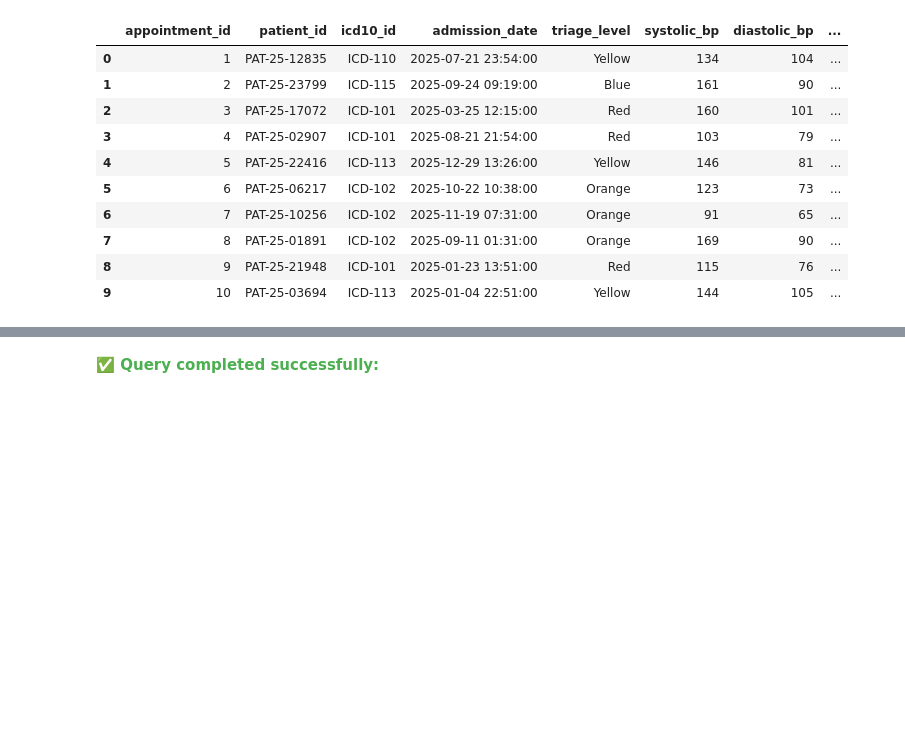
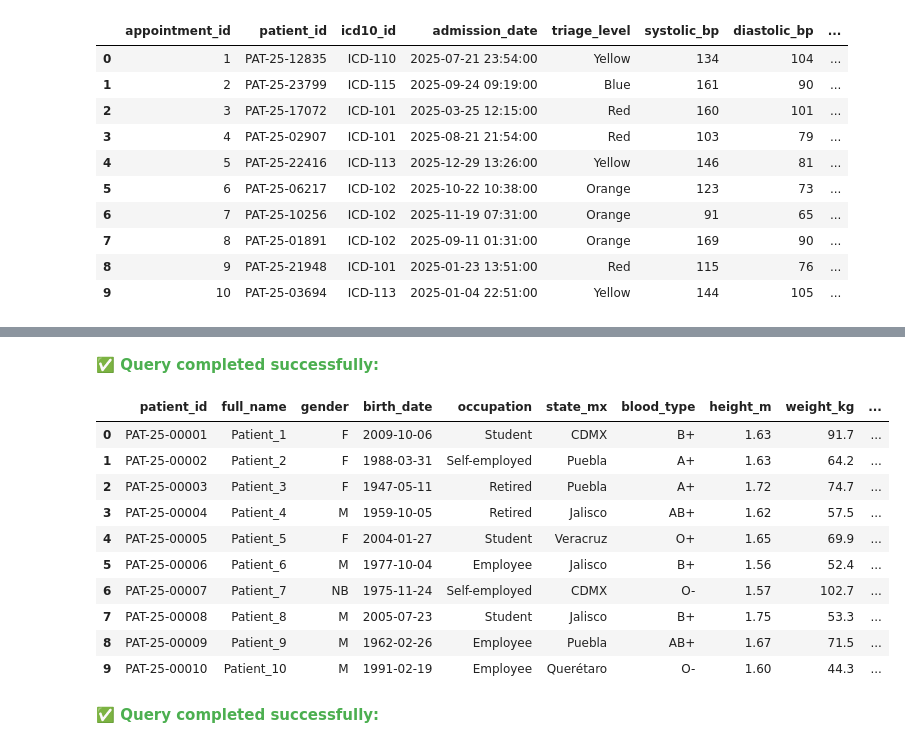
Before and after one commit to hectorhormazabal-tt/TT-SQL-DA-95, a Jupyter notebook: TT_DA_95_SPRINT_3_SQL_WORK_ENVIROMENT.ipynb, the cells around one changed output, grey strips where cells are left out. Cells and saved outputs as stored; diff of their text form; code cells hidden in the pictures; blank space fills up the shorter version.

```diff
--- a/TT_DA_95_SPRINT_3_SQL_WORK_ENVIROMENT.ipynb
+++ b/TT_DA_95_SPRINT_3_SQL_WORK_ENVIROMENT.ipynb
@@ -100,2 +209,18 @@ FROM tt_da_95_data_hospital_appointments LIMIT 10
+# %%
+%%sql
+SELECT * FROM tt_da_95_data_hospital_patients  LIMIT 10
+# %% [output]
+✅ Query completed successfully:
+|  | patient_id | full_name | gender | birth_date | occupation | state_mx | blood_type | height_m | weight_kg | ... |
+| 0 | PAT-25-00001 | Patient_1 | F | 2009-10-06 | Student | CDMX | B+ | 1.63 | 91.7 | ... |
+| 1 | PAT-25-00002 | Patient_2 | F | 1988-03-31 | Self-employed | Puebla | A+ | 1.63 | 64.2 | ... |
+| 2 | PAT-25-00003 | Patient_3 | F | 1947-05-11 | Retired | Puebla | A+ | 1.72 | 74.7 | ... |
+| 3 | PAT-25-00004 | Patient_4 | M | 1959-10-05 | Retired | Jalisco | AB+ | 1.62 | 57.5 | ... |
+| 4 | PAT-25-00005 | Patient_5 | F | 2004-01-27 | Student | Veracruz | O+ | 1.65 | 69.9 | ... |
+| 5 | PAT-25-00006 | Patient_6 | M | 1977-10-04 | Employee | Jalisco | B+ | 1.56 | 52.4 | ... |
+| 6 | PAT-25-00007 | Patient_7 | NB | 1975-11-24 | Self-employed | CDMX | O- | 1.57 | 102.7 | ... |
+| 7 | PAT-25-00008 | Patient_8 | M | 2005-07-23 | Student | Jalisco | B+ | 1.75 | 53.3 | ... |
+| 8 | PAT-25-00009 | Patient_9 | M | 1962-02-26 | Employee | Puebla | AB+ | 1.67 | 71.5 | ... |
+| 9 | PAT-25-00010 | Patient_10 | M | 1991-02-19 | Employee | Querétaro | O- | 1.60 | 44.3 | ... |
 # %%
 %%sql
```
Also changed, not shown: parts of 11 cells of this notebook.
